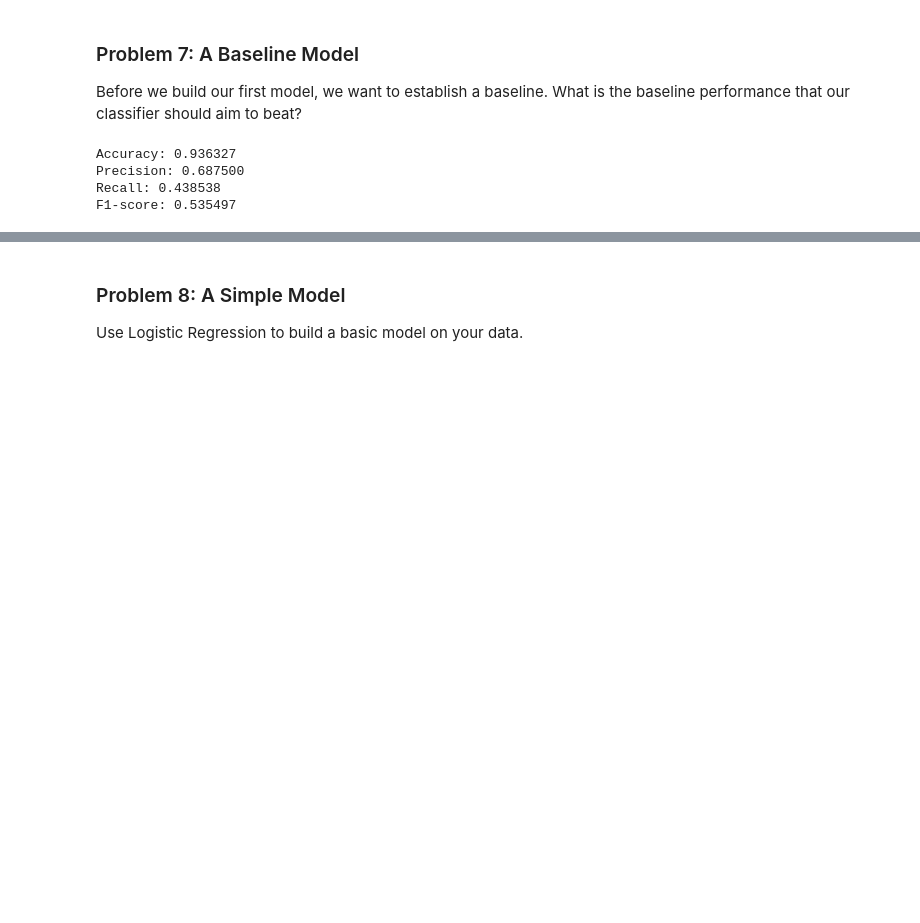
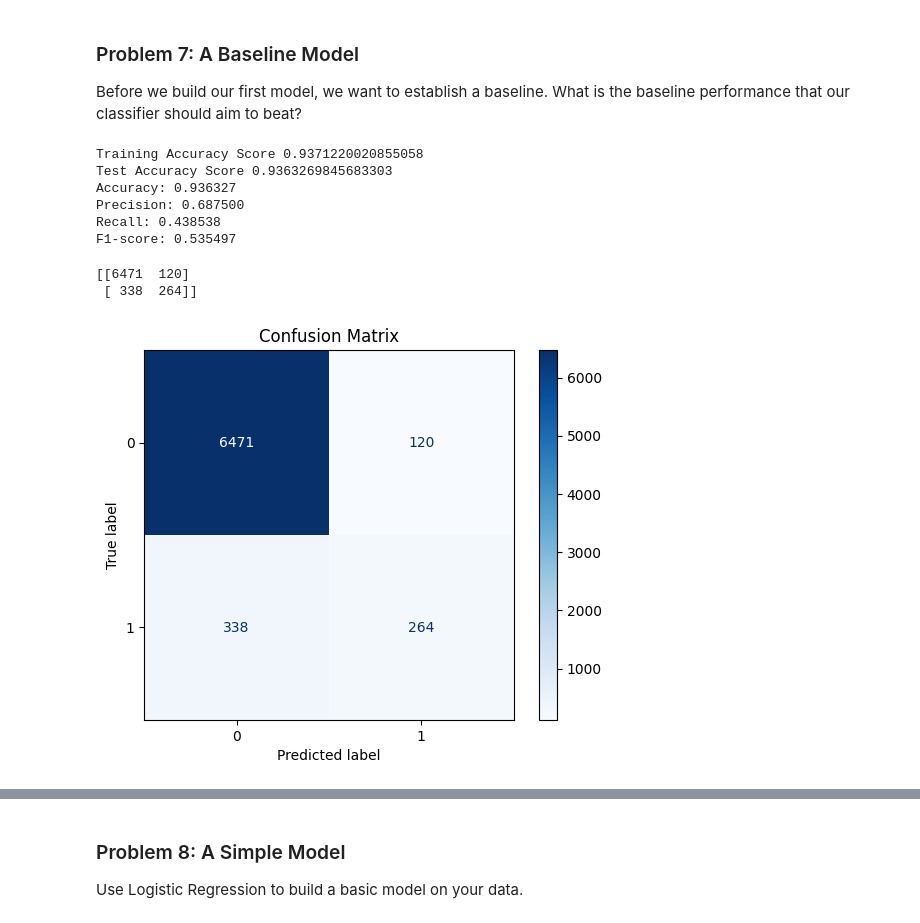
Before and after one commit to purnachand1186/bankMarketing_ML, a Jupyter notebook: prompt_III.ipynb, the cells around one changed output, grey strips where cells are left out. Saved outputs shown, nothing was run; the diff lists cells and outputs as text; code cells hidden in the pictures; blank space fills up the shorter version.

```diff
--- a/prompt_III.ipynb
+++ b/prompt_III.ipynb
@@ -622,10 +618,14 @@ Explained Variance Ratio for 3 components: [0.21178511 0.07776279 0.07140272]
 Before we build our first model, we want to establish a baseline.  What is the baseline performance that our classifier should aim to beat?
 # %%
 #build a decision tree base model
+import time
 from sklearn.tree import DecisionTreeRegressor
 from sklearn.metrics import accuracy_score, precision_score, recall_score, f1_score
 dt_model = DecisionTreeClassifier(max_depth=5)
+start_time = time.time()
 dt_model.fit(X_train, y_train)
+end_time = time.time()
+train_time = end_time - start_time
 
 y_pred = dt_model.predict(X_test)
 
@@ -634,12 +634,38 @@ precision = precision_score(y_test, y_pred)
 recall = recall_score(y_test, y_pred)
 f1 = f1_score(y_test, y_pred)
 
+dt_train_score = dt_model.score(X_train, y_train)
+print("Training Accuracy Score", dt_train_score)
+
+dt_test_score = dt_model.score(X_test, y_test)
+print("Test Accuracy Score", dt_test_score)
+
+results = []
+
 print("Accuracy: {:.6f}".format(accuracy))
 print("Precision: {:.6f}".format(precision))
 print("Recall: {:.6f}".format(recall))
 print("F1-score: {:.6f}".format(f1))
+
+results.append({'Model': 'Decision Tree', 'Accuracy': accuracy, 'Precision': precision, 'Recall':recall, 'F1': f1, 'Train Score':dt_train_score, 'Test Score':dt_test_score, 'Time': train_time  })
 # %% [output]
+Training Accuracy Score 0.9371220020855058
+Test Accuracy Score 0.9363269845683303
 Accuracy: 0.936327
 Precision: 0.687500
 Recall: 0.438538
 F1-score: 0.535497
+# %%
+#generate confusion matrix for the above model
+from sklearn.metrics import confusion_matrix, ConfusionMatrixDisplay
+cm = confusion_matrix(y_test, y_pred)
+print(cm)
+# Plot confusion matrix
+disp = ConfusionMatrixDisplay(confusion_matrix=cm)
+disp.plot(cmap='Blues')
+plt.title('Confusion Matrix')
+plt.show()
+# %% [output]
+[[6471  120]
+ [ 338  264]]
+[figure, added]
```
Also changed, not shown: parts of 18 cells of this notebook.
